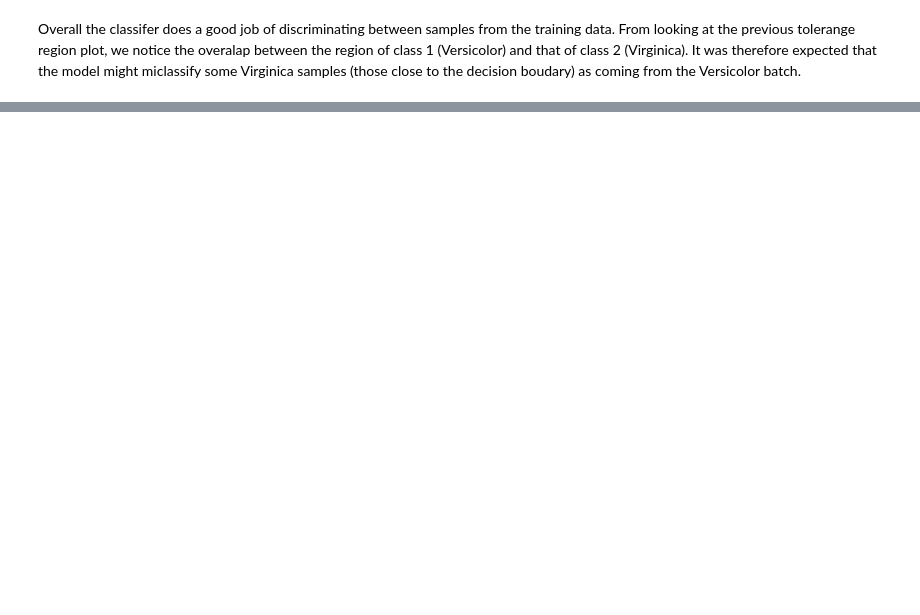
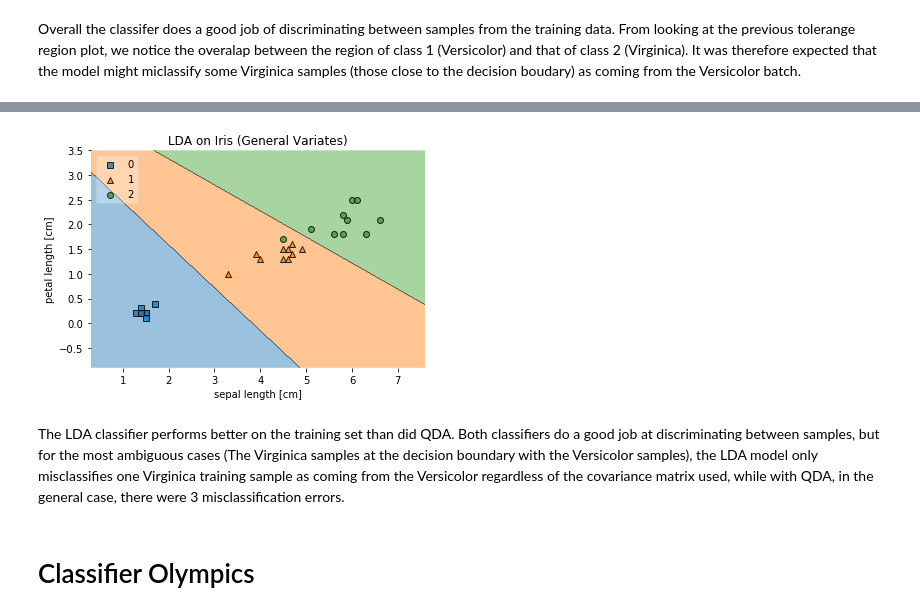
Before and after one commit to PascalPolygon/pattern_recognition, a Jupyter notebook: MP1/MP1.ipynb, the cells around one changed output, grey strips where cells are left out. Cells and saved outputs as stored; diff of their text form; code cells hidden in the pictures; blank space fills up the shorter version.

Commit message:
LDA and best classifier results

```diff
--- a/MP1/MP1.ipynb
+++ b/MP1/MP1.ipynb
@@ -164,0 +162,8 @@ Overall the classifer does a good job of discriminating between samples from the
+# %%
+plot_dec_reg(trn, y, LDA, 'LDA on Iris (General Variates)')
+# %% [output]
+[figure, added]
+# %% [markdown]
+The LDA classifier performs better on the training set than did QDA. Both classifiers do a good job at discriminating between samples, but for the most ambiguous cases (The Virginica samples at the decision boundary with the Versicolor samples), the LDA model only misclassifies one Virginica training sample as coming from the Versicolor regardless of the covariance matrix used, while with QDA, in the general case, there were 3 misclassification errors.
+# %% [markdown]
+# Classifier Olympics
```
Also changed, not shown: parts of 16 cells of this notebook, 6 other files.
